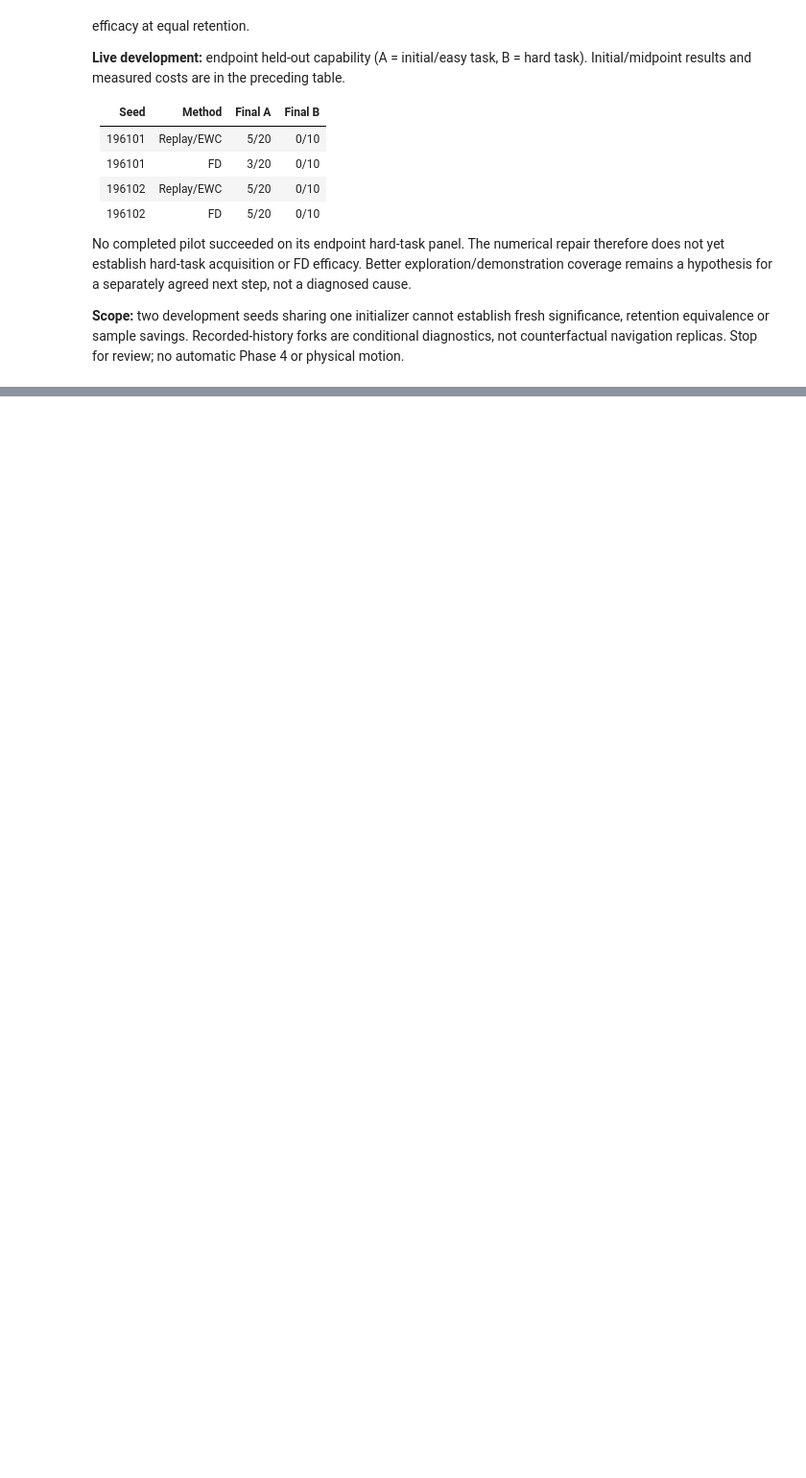
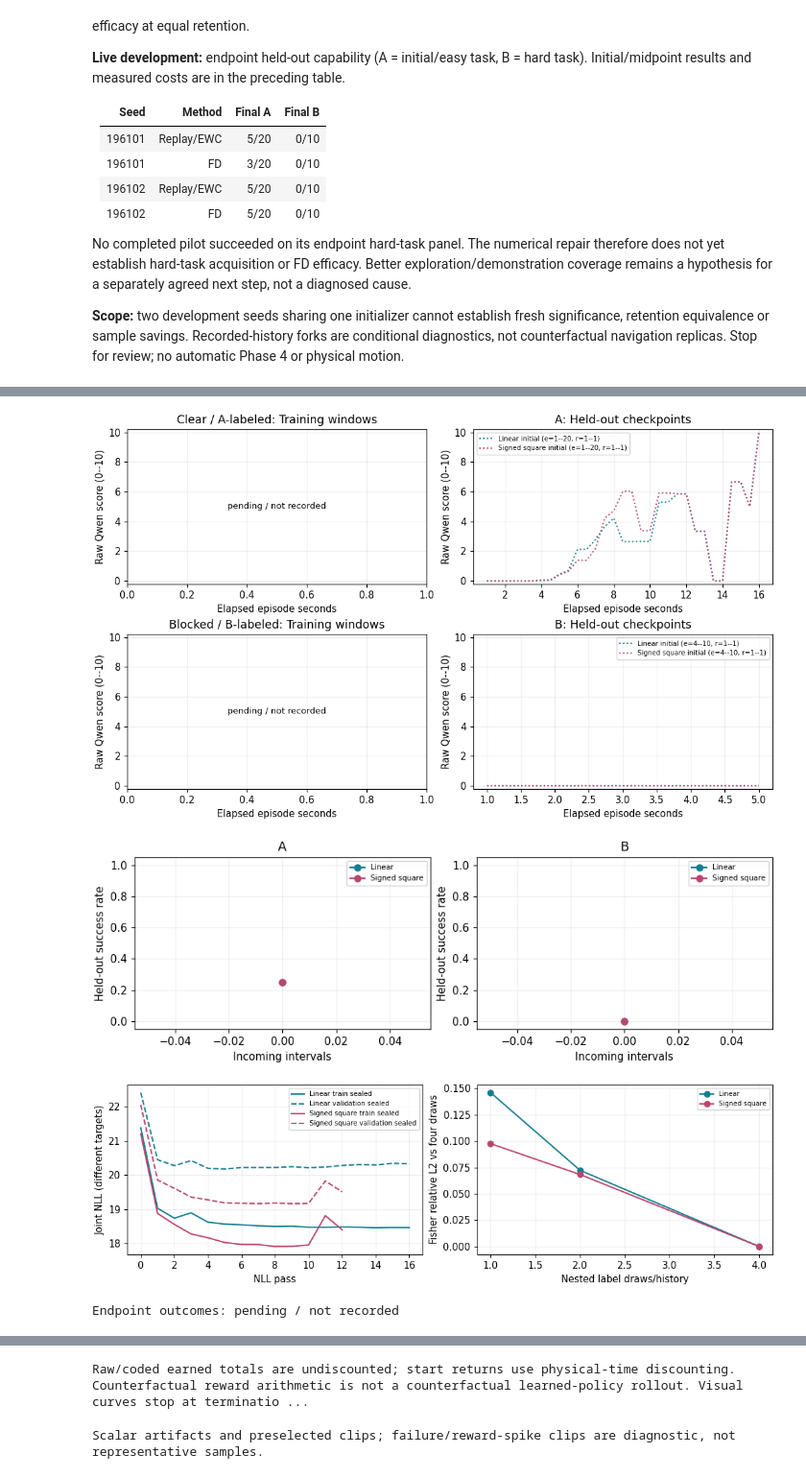
Before and after one commit to wdurno/notebooks, a Jupyter notebook: amari-chenstov-updates/numerical_experiment/picar/plan19_results.ipynb, the cells around one changed output, grey strips where cells are left out. Shown at 96% size. Drawn from its saved outputs; the diff is of its cells as text; code cells hidden in the pictures; blank space fills up the shorter version.

```diff
--- a/amari-chenstov-updates/numerical_experiment/picar/plan19_results.ipynb
+++ b/amari-chenstov-updates/numerical_experiment/picar/plan19_results.ipynb
@@ -2,3 +2,15 @@
 # Plan 19: Continual PiCar Learning
 
 Can STM regularization save new experience at matched retention and operational cost? Phase 0 is implementation smoke, not evidence of robot capability or sample savings. [Protocol](plan19.md).
+# %%
+from pathlib import Path
+import sys
+for parent in (Path.cwd(), *Path.cwd().parents):
+    if (parent / 'numerical_experiment/picar_reward_repair/report.py').is_file():
+        sys.path.insert(0, str(parent))
+        break
+else:
+    raise RuntimeError('Run this notebook from within the project checkout.')
+from numerical_experiment.picar_reward_repair import report as reward_report
+reward_snapshot = reward_report.load_report('/home/evan/Documents/notebooks/amari-chenstov-updates/cache/numerical_experiment/picar/phase3/reward-fix3-v1')
+reward_report.display_progress(reward_snapshot)
@@ -532,0 +577,9 @@ No completed pilot succeeded on its endpoint hard-task panel. The numerical repa
+# %%
+from numerical_experiment.picar_reward_repair import report as reward_report
+reward_snapshot = reward_report.load_report('/home/evan/Documents/notebooks/amari-chenstov-updates/cache/numerical_experiment/picar/phase3/reward-fix3-v1')
+reward_report.display_results(reward_snapshot, notebook_dir='/home/evan/Documents/notebooks/amari-chenstov-updates/numerical_experiment/picar')
+# %% [output]
+[figure, added]
+[figure, added]
+[figure, added]
+Endpoint outcomes: pending / not recorded
@@ -532,0 +597,2 @@ No completed pilot succeeded on its endpoint hard-task panel. The numerical repa
+Raw/coded earned totals are undiscounted; start returns use physical-time discounting. Counterfactual reward arithmetic is not a counterfactual learned-policy rollout. Visual curves stop at terminatio ...
+Scalar artifacts and preselected clips; failure/reward-spike clips are diagnostic, not representative samples.
```
Also changed, not shown: parts of 4 cells of this notebook, 29 other files.
